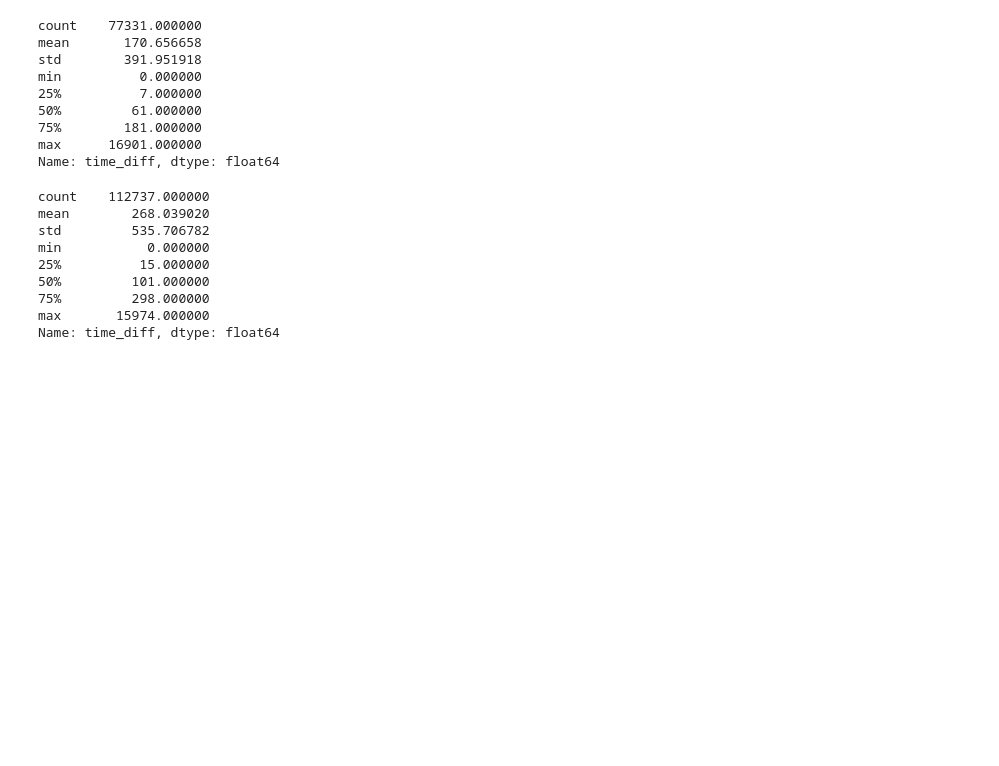
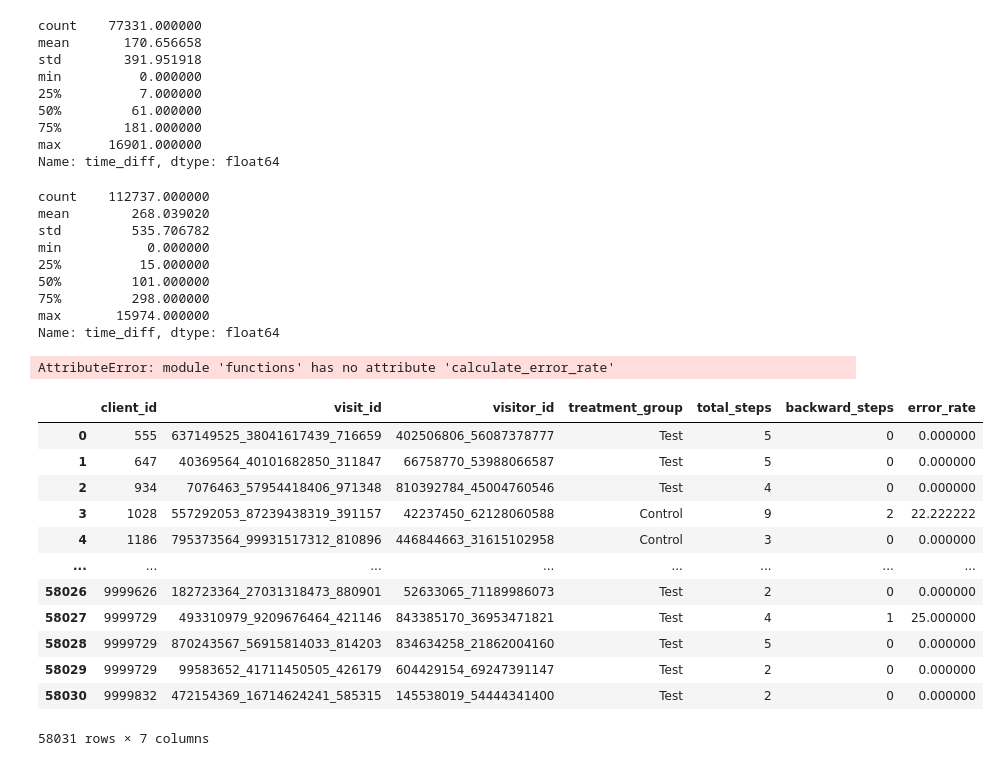
Before and after one commit to Ironhack-DA-Course/proj-vanguard-abtest, a Jupyter notebook: notebooks/load_clean_data_robert.ipynb, the cells around one changed output. Saved outputs shown, nothing was run; the diff lists cells and outputs as text; code cells hidden in the pictures; blank space fills up the shorter version.

Commit message:
Add error_rate_kpi

```diff
--- a/notebooks/load_clean_data_robert.ipynb
+++ b/notebooks/load_clean_data_robert.ipynb
@@ -289,3 +333,27 @@ min           0.000000
 75%         298.000000
 max       15974.000000
 Name: time_diff, dtype: float64
+# %%
+df_result = df_online_sort_client_merge.groupby(['client_id', 'visit_id', 'visitor_id']).apply(functions.calculate_error_rate).reset_index()
+
+# Calculate avg error rate by treatment_group
+avg_error_rates = df_result.groupby('treatment_group')['error_rate'].mean().reset_index()
+avg_error_rates
+# %% [output]
+AttributeError: module 'functions' has no attribute 'calculate_error_rate'
+# %%
+result
+# %% [output]
+|  | client_id | visit_id | visitor_id | treatment_group | total_steps | backward_steps | error_rate |
+| 0 | 555 | 637149525_38041617439_716659 | 402506806_56087378777 | Test | 5 | 0 | 0.000000 |
+| 1 | 647 | 40369564_40101682850_311847 | 66758770_53988066587 | Test | 5 | 0 | 0.000000 |
+| 2 | 934 | 7076463_57954418406_971348 | 810392784_45004760546 | Test | 4 | 0 | 0.000000 |
+| 3 | 1028 | 557292053_87239438319_391157 | 42237450_62128060588 | Control | 9 | 2 | 22.222222 |
+| 4 | 1186 | 795373564_99931517312_810896 | 446844663_31615102958 | Control | 3 | 0 | 0.000000 |
+| ... | ... | ... | ... | ... | ... | ... | ... |
+| 58026 | 9999626 | 182723364_27031318473_880901 | 52633065_71189986073 | Test | 2 | 0 | 0.000000 |
+| 58027 | 9999729 | 493310979_9209676464_421146 | 843385170_36953471821 | Test | 4 | 1 | 25.000000 |
+| 58028 | 9999729 | 870243567_56915814033_814203 | 834634258_21862004160 | Test | 5 | 0 | 0.000000 |
+| 58029 | 9999729 | 99583652_41711450505_426179 | 604429154_69247391147 | Test | 2 | 0 | 0.000000 |
+| 58030 | 9999832 | 472154369_16714624241_585315 | 145538019_54444341400 | Test | 2 | 0 | 0.000000 |
+58031 rows × 7 columns
```
Also changed, not shown: parts of 3 cells of this notebook, 3 other files.
